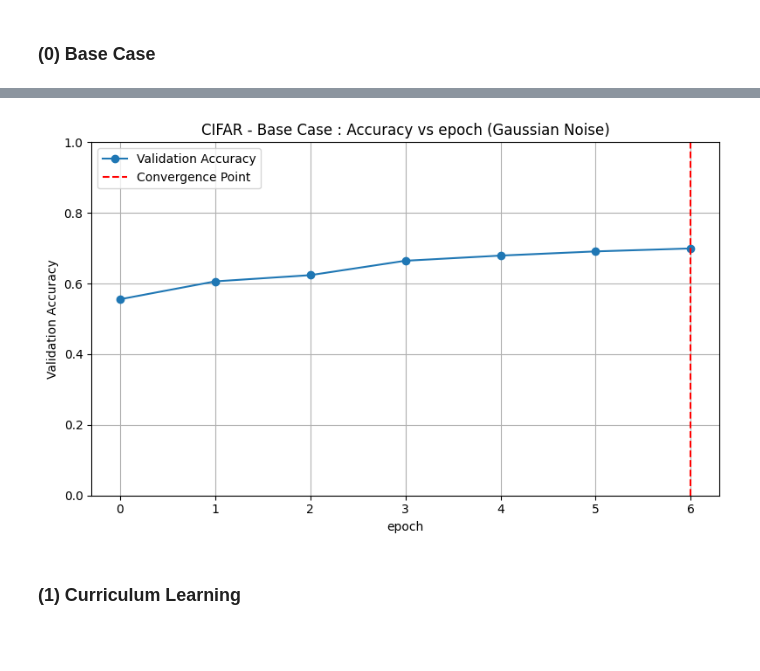
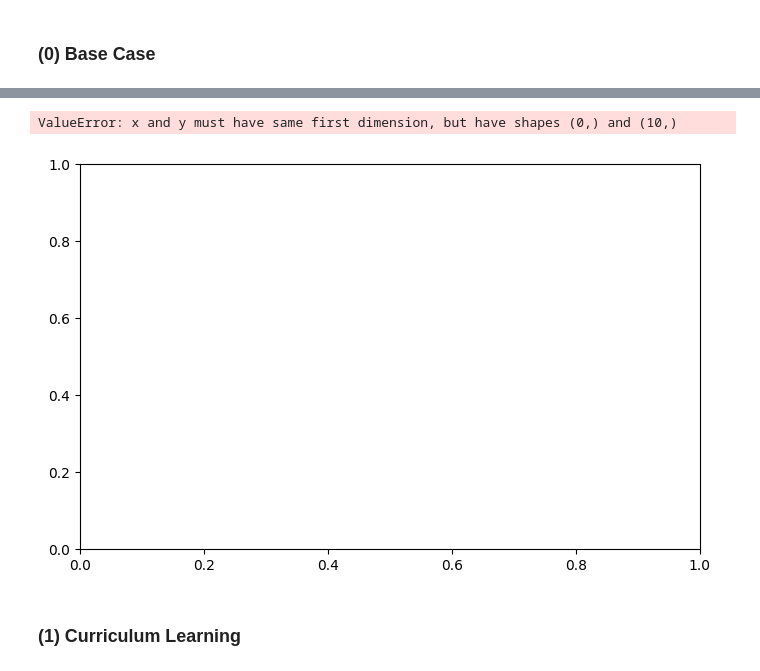
Before and after one commit to Reza-rgb/Opti4ML-TidyTeam, a Jupyter notebook: src/cifar_10_dataset.ipynb, the cells around one changed output, grey strips where cells are left out. Drawn from its saved outputs; the diff is of its cells as text; code cells hidden in the pictures; blank space fills up the shorter version.

```diff
--- a/src/cifar_10_dataset.ipynb
+++ b/src/cifar_10_dataset.ipynb
@@ -965,29 +1245,25 @@ noise_levels_test:  torch.Size([10000])
 # %% [markdown]
 ### (0) Base Case
 # %%
-batch_size = 64
-train_dataset = TensorDataset(X_train, y_train)
-test_dataset = TensorDataset(X_test, y_test)
-val_dataset = TensorDataset(X_val, y_val)
-train_loader = DataLoader(train_dataset, batch_size=batch_size, shuffle=True)  # random sampling baseline
-val_loader = DataLoader(val_dataset, batch_size=batch_size, shuffle=False)
-test_loader = DataLoader(test_dataset, batch_size=batch_size, shuffle=False)
+train_dataset_base = TensorDataset(X_train, y_train)
+train_loader_base = DataLoader(train_dataset_base, batch_size=batch_size, shuffle=True)
 
 device = torch.device("mps" if torch.backends.mps.is_available() else "cpu")
 model = SmallCNN().to(device)
 criterion = nn.CrossEntropyLoss()
 optimizer = torch.optim.Adam(model.parameters(), lr=0.001)
 
-stage_accs = []
-val_loss = 0
+stage_accs_gaussian = []
+val_loss = float('inf')
 convergence_idx = -1
+prev_val_loss = 0
 
 epochs = 10
 for epoch in range(epochs):
     model.train()
     total_loss, total_correct = 0, 0
 
-    for images, labels in train_loader:
+    for images, labels in train_loader_base:
         images, labels = images.to(device), labels.to(device)
         optimizer.zero_grad()
         outputs = model(images)
@@ -998,7 +1274,7 @@ for epoch in range(epochs):
         total_loss += loss.item() * labels.size(0)
         total_correct += (outputs.argmax(1) == labels).sum().item()
 
-    train_acc = total_correct / len(train_dataset)
+    train_acc = total_correct / len(train_dataset_base)
 
     # VALIDATION
     model.eval()
@@ -1017,21 +1293,17 @@ for epoch in range(epochs):
             val_correct += (predicted == labels).sum().item()
             val_total += labels.size(0)
 
-    if epoch > 0:
-        if np.abs(val_loss - (val_loss_total/val_total)) < epsilon:
-            convergence_idx = epoch
-            val_loss = val_loss_total / val_total
-            val_accuracy = val_correct / val_total
-            print(f"Epoch {epoch+1}/{epochs} - Train Loss: {total_loss/len(train_dataset):.4f} - Val Accuracy: {val_accuracy:.4f}")
-            print(f"------------ The model has converged at epoch {epoch} ------------")
-            stage_accs.append(val_accuracy)
-            break
-
+    prev_val_loss = val_loss
     val_loss = val_loss_total / val_total
     val_accuracy = val_correct / val_total
+    stage_accs_gaussian.append(val_accuracy)
+    if np.abs(val_loss - prev_val_loss) < epsilon:
+        convergence_idx = epoch
+        print(f"Epoch {epoch+1}/{epochs} - Train Loss: {total_loss/len(train_dataset_base):.4f} - Val Accuracy: {val_accuracy:.4f}")
+        print(f"------------ The model has converged at epoch {epoch+1} ------------")
+        break
 
-    print(f"Epoch {epoch+1}/{epochs} - Train Loss: {total_loss/len(train_dataset):.4f} - Val Accuracy: {val_accuracy:.4f}")
-    stage_accs.append(val_accuracy)
+    print(f"Epoch {epoch+1}/{epochs} - Train Loss: {total_loss/len(train_dataset_base):.4f} - Val Accuracy: {val_accuracy:.4f}")
 
 model.eval()
 correct = 0
@@ -1055,12 +1329,13 @@ Test Accuracy: 0.6950
 # %%
 plot_validation_accuracy(
     range(convergence_idx+1),
-    stage_accs,
+    stage_accs_gaussian,
     x_label="epoch",
     title="CIFAR - Base Case : Accuracy vs epoch (Gaussian Noise)",
     convergence_epoch=convergence_idx)
 # %% [output]
+ValueError: x and y must have same first dimension, but have shapes (0,) and (10,)
-[figure, old version]
+[figure, new version]
 # %% [markdown]
 ### (1) Curriculum Learning
 # %% [markdown]
```
Also changed, not shown: parts of 93 cells of this notebook.
